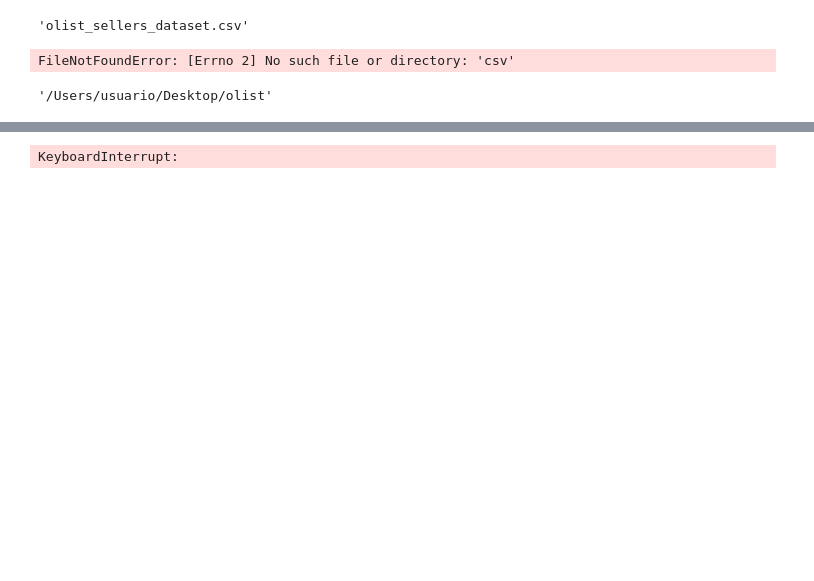
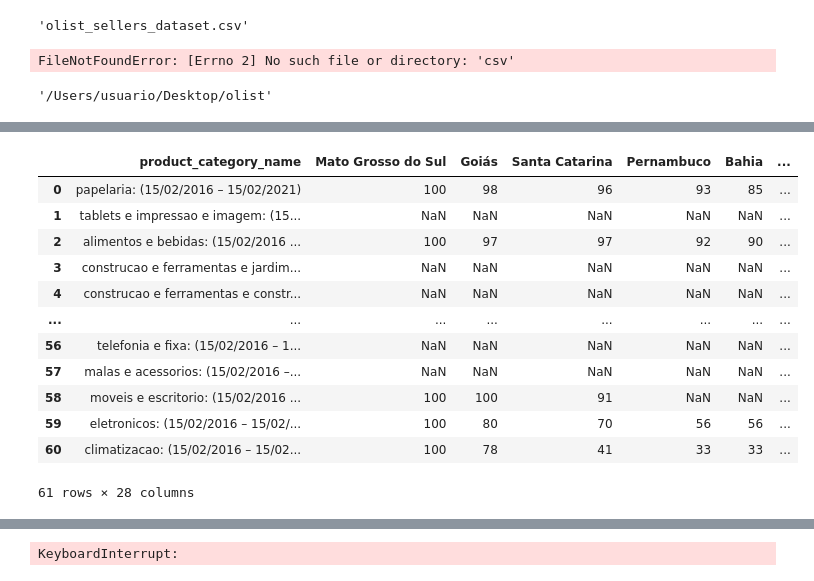
Before and after one commit to PedrooFelix/E-commerce-DataVisualization-Recommendation, a Jupyter notebook: olist /PROJETO-OLIST.ipynb, the cells around one changed output, grey strips where cells are left out. Saved outputs shown, nothing was run; the diff lists cells and outputs as text; code cells hidden in the pictures; blank space fills up the shorter version.

```diff
--- a/olist /PROJETO-OLIST.ipynb
+++ b/olist /PROJETO-OLIST.ipynb
@@ -264,0 +72,2 @@ from bs4 import BeautifulSoup
+# %%
+rows = list(rows)
@@ -264,0 +101,2 @@ from bs4 import BeautifulSoup
+# %%
+pesquisa = ' e '.join(rows[0][::][0].split('_'))
@@ -264,0 +321,16 @@ from bs4 import BeautifulSoup
+# %%
+datageo
+# %% [output]
+|  | product_category_name | Mato Grosso do Sul | Goiás | Santa Catarina | Pernambuco | Bahia | ... |
+| 0 | papelaria: (15/02/2016 – 15/02/2021) | 100 | 98 | 96 | 93 | 85 | ... |
+| 1 | tablets e impressao e imagem: (15... | NaN | NaN | NaN | NaN | NaN | ... |
+| 2 | alimentos e bebidas: (15/02/2016 ... | 100 | 97 | 97 | 92 | 90 | ... |
+| 3 | construcao e ferramentas e jardim... | NaN | NaN | NaN | NaN | NaN | ... |
+| 4 | construcao e ferramentas e constr... | NaN | NaN | NaN | NaN | NaN | ... |
+| ... | ... | ... | ... | ... | ... | ... | ... |
+| 56 | telefonia e fixa: (15/02/2016 – 1... | NaN | NaN | NaN | NaN | NaN | ... |
+| 57 | malas e acessorios: (15/02/2016 –... | NaN | NaN | NaN | NaN | NaN | ... |
+| 58 | moveis e escritorio: (15/02/2016 ... | 100 | 100 | 91 | NaN | NaN | ... |
+| 59 | eletronicos: (15/02/2016 – 15/02/... | 100 | 80 | 70 | 56 | 56 | ... |
+| 60 | climatizacao: (15/02/2016 – 15/02... | 100 | 78 | 41 | 33 | 33 | ... |
+61 rows × 28 columns
```
Also changed, not shown: parts of 134 cells of this notebook, 5 other files.
